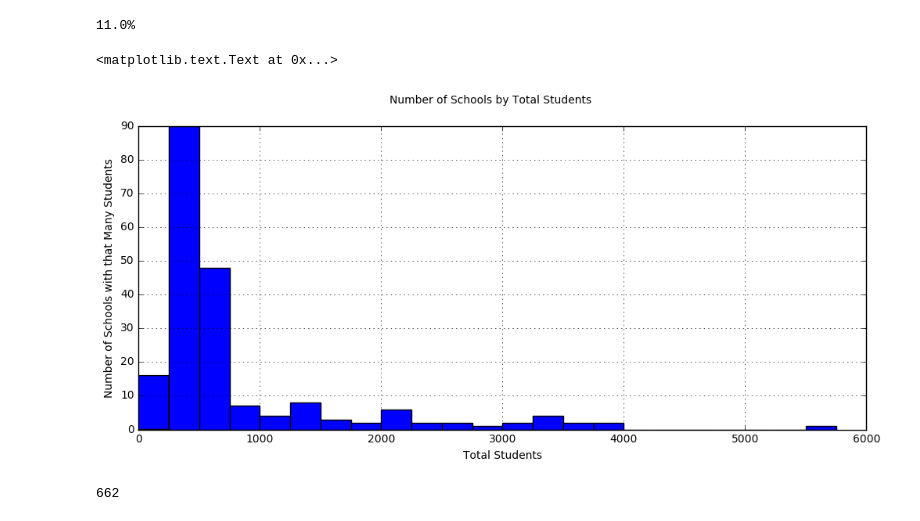
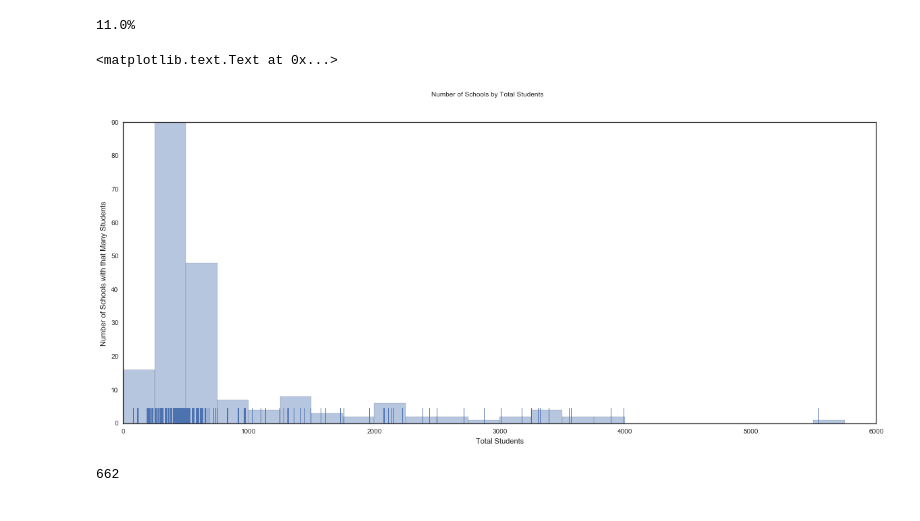
Before and after one commit to gabrielcs/nyc-subway-canvass, a Jupyter notebook: high-schools-cleaning-exploration.ipynb, the cells around one changed output. Cells and saved outputs as stored; diff of their text form; code cells hidden in the pictures.

Commit message:
improved visuals with seaborn

```diff
--- a/high-schools-cleaning-exploration.ipynb
+++ b/high-schools-cleaning-exploration.ipynb
@@ -52,0 +59,13 @@ df.head(3)
+# %%
+%matplotlib inline
+import pylab as plt
+import seaborn as sns
+
+sns.set(style="whitegrid", color_codes=True)
+ax = sns.violinplot(data=df, x='all', y="college_career_rate", hue="girls", split=True)
+sns.despine(left=True)
+
+ax.set_xlabel("")
+plt.suptitle('College Career Rate by Type of School (Mixed or Girls-only)')
+
+plt.savefig('figures/girls-only.png', bbox_inches='tight')
@@ -119,0 +165,6 @@ df.head(3)
+# %%
+df['tech_summary'] = df.apply(lambda x: fill_tech_summary(x.loc['tech_academicopportunities'],
+                                                          x.loc['tech_program'],
+                                                          x.loc['tech_interest']),
+                              axis='columns')
+df['tech_summary'].head()
@@ -119,0 +194,13 @@ df.head(3)
+# %%
+def fill_tech_summary_compact(academicopportunities, program, interest):
+    if academicopportunities or program or interest:
+        return 'tech_inclined'
+    else:
+        return 'not_tech_inclined'
+# %%
+df['tech_summary_compact'] = df.apply(lambda x: fill_tech_summary_compact(
+                                                          x.loc['tech_academicopportunities'],
+                                                          x.loc['tech_program'],
+                                                          x.loc['tech_interest']),
+                              axis='columns')
+df['tech_summary_compact'].head()
@@ -173,17 +303,15 @@ print("{:.1f}%".format(100 * len(tech_schools[(null_college_career_rate) & \
 # %% [output]
 11.0%
 # %%
-%matplotlib inline
-import pylab as pl
-
-ax = tech_schools['total_students'].hist(bins=range(0, 6000, 250), figsize=(12, 5))
+fig, ax = plt.subplots(figsize=(20, 8))
+sns.distplot(tech_schools['total_students'], bins=range(0, 6000, 250), kde=False, rug=True)
 
 ax.set_xlabel('Total Students')
 ax.set_ylabel('Number of Schools with that Many Students')
-pl.suptitle('Number of Schools by Total Students')
+plt.suptitle('Number of Schools by Total Students')
 # %% [output]
 <matplotlib.text.Text at 0x...>
-[figure, old version]
+[figure, new version]
 # %%
 tech_schools[(null_college_career_rate) & (null_graduation_rate)]['total_students'].max()
 # %% [output]
```
Also changed, not shown: parts of 23 cells of this notebook, 19 other files.
